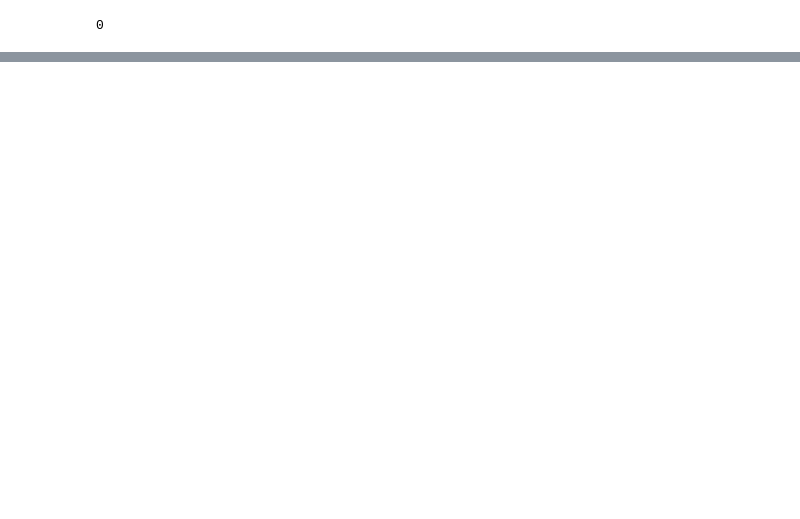
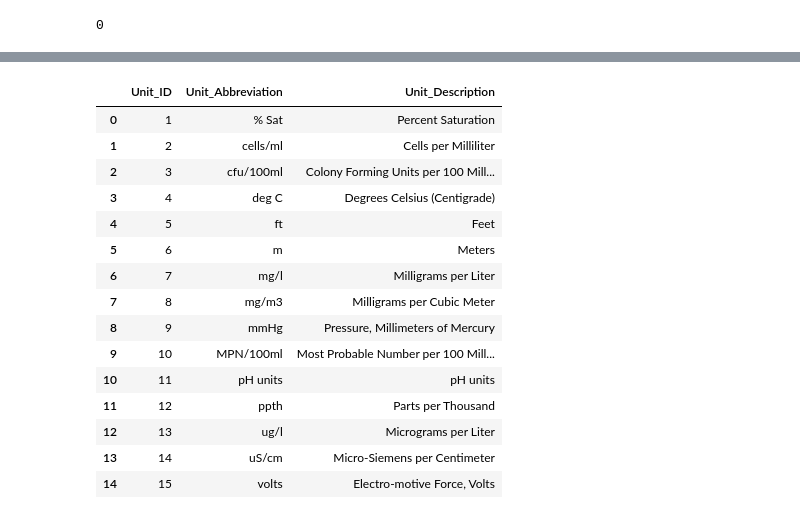
Before and after one commit to nicholasjin/safe-water, a Jupyter notebook: projects/crwa/notebooks/njin-data-summary.ipynb, the cells around one changed output, grey strips where cells are left out. Drawn from its saved outputs; the diff is of its cells as text; code cells hidden in the pictures; blank space fills up the shorter version.

Commit message:
initial data summary

```diff
--- a/projects/crwa/notebooks/njin-data-summary.ipynb
+++ b/projects/crwa/notebooks/njin-data-summary.ipynb
@@ -18,5 +18,8 @@ for file in os.listdir("../data/charles_river_samples_interim/"):
 results_merged.csv
 results_merged_cleaned.csv
 simple_db_merge.py
+# %%
+data_dir = "../data/charles_river_samples_csv/"
+df_dict = {file[:-4]:pd.read_csv(data_dir+file, encoding="latin-1") for file in os.listdir(data_dir)}
 # %%
 results = pd.read_csv("../data/charles_river_samples_interim/results_merged_cleaned.csv", parse_dates=["Date_Collected_Time_Collected"])
@@ -89,0 +122,19 @@ results.sort_index()
+# %%
+df_dict["Reporting_Result_Units"]
+# %% [output]
+|  | Unit_ID | Unit_Abbreviation | Unit_Description |
+| 0 | 1 | % Sat | Percent Saturation |
+| 1 | 2 | cells/ml | Cells per Milliliter |
+| 2 | 3 | cfu/100ml | Colony Forming Units per 100 Mill... |
+| 3 | 4 | deg C | Degrees Celsius (Centigrade) |
+| 4 | 5 | ft | Feet |
+| 5 | 6 | m | Meters |
+| 6 | 7 | mg/l | Milligrams per Liter |
+| 7 | 8 | mg/m3 | Milligrams per Cubic Meter |
+| 8 | 9 | mmHg | Pressure, Millimeters of Mercury |
+| 9 | 10 | MPN/100ml | Most Probable Number per 100 Mill... |
+| 10 | 11 | pH units | pH units |
+| 11 | 12 | ppth | Parts per Thousand |
+| 12 | 13 | ug/l | Micrograms per Liter |
+| 13 | 14 | uS/cm | Micro-Siemens per Centimeter |
+| 14 | 15 | volts | Electro-motive Force, Volts |
```
Also changed, not shown: parts of 7 cells of this notebook.
